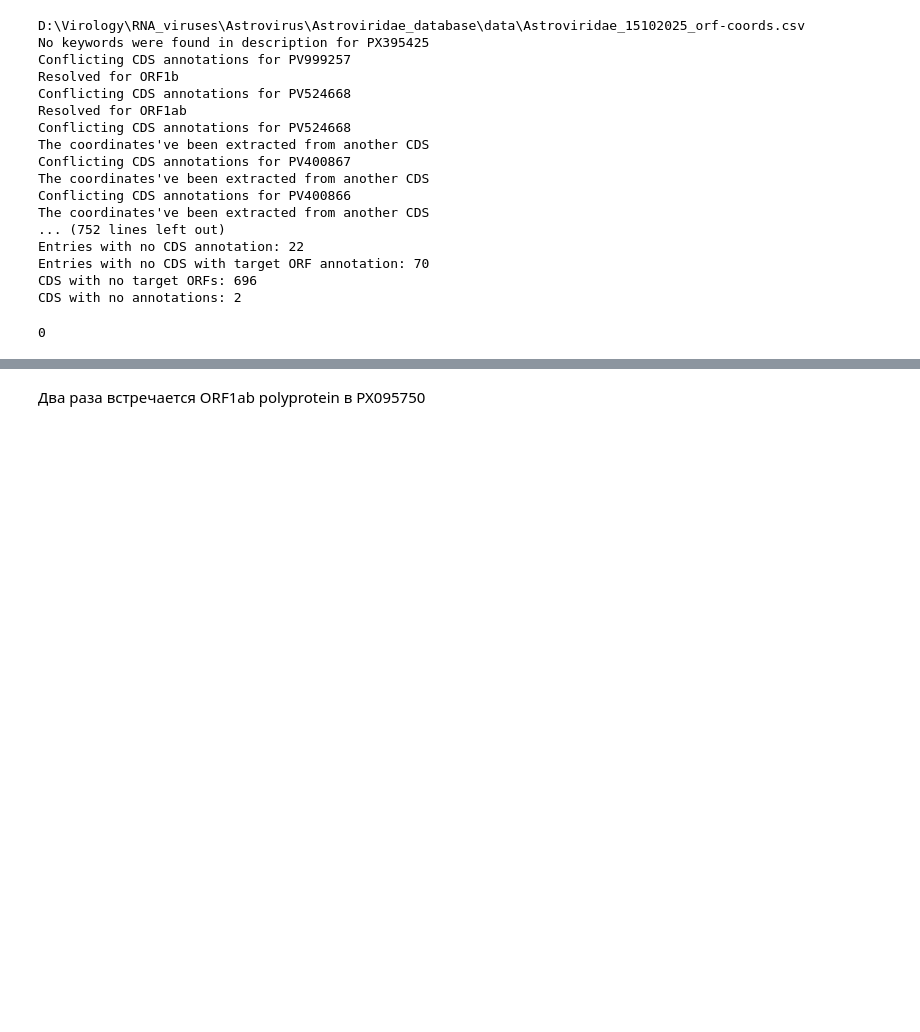
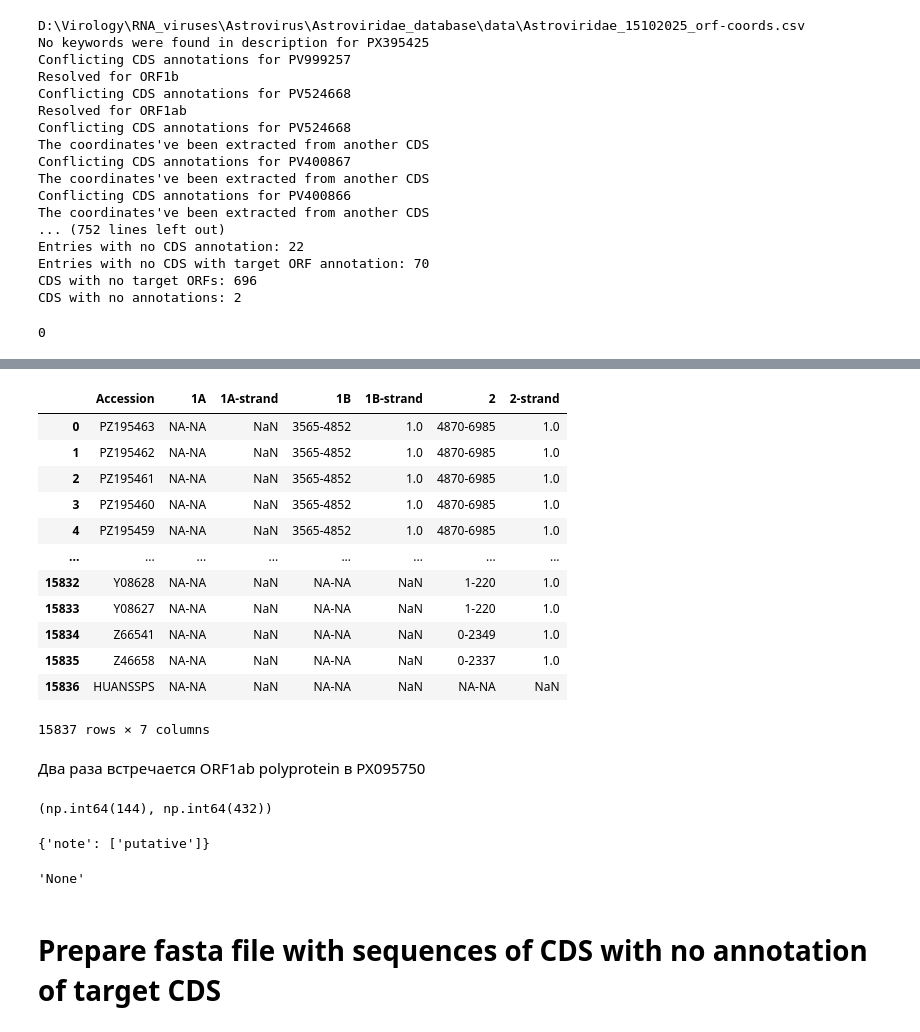
Before and after one commit to v-julia/Astroviridae_database, a Jupyter notebook: AstroviridaeDatabase.ipynb, the cells around one changed output, grey strips where cells are left out. Drawn from its saved outputs; the diff is of its cells as text; code cells hidden in the pictures; blank space fills up the shorter version.

Commit message:
added retrieval of cds with no target annotation

```diff
--- a/AstroviridaeDatabase.ipynb
+++ b/AstroviridaeDatabase.ipynb
@@ -977,2 +1544,34 @@ CDS with no annotations: 2
+# %%
+ORFs_df = pd.read_csv("data/Astroviridae_30062026_orf-coords.csv")
+# %%
+ORFs_df
+# %% [output]
+|  | Accession | 1A | 1A-strand | 1B | 1B-strand | 2 | 2-strand |
+| 0 | PZ195463 | NA-NA | NaN | 3565-4852 | 1.0 | 4870-6985 | 1.0 |
+| 1 | PZ195462 | NA-NA | NaN | 3565-4852 | 1.0 | 4870-6985 | 1.0 |
+| 2 | PZ195461 | NA-NA | NaN | 3565-4852 | 1.0 | 4870-6985 | 1.0 |
+| 3 | PZ195460 | NA-NA | NaN | 3565-4852 | 1.0 | 4870-6985 | 1.0 |
+| 4 | PZ195459 | NA-NA | NaN | 3565-4852 | 1.0 | 4870-6985 | 1.0 |
+| ... | ... | ... | ... | ... | ... | ... | ... |
+| 15832 | Y08628 | NA-NA | NaN | NA-NA | NaN | 1-220 | 1.0 |
+| 15833 | Y08627 | NA-NA | NaN | NA-NA | NaN | 1-220 | 1.0 |
+| 15834 | Z66541 | NA-NA | NaN | NA-NA | NaN | 0-2349 | 1.0 |
+| 15835 | Z46658 | NA-NA | NaN | NA-NA | NaN | 0-2337 | 1.0 |
+| 15836 | HUANSSPS | NA-NA | NaN | NA-NA | NaN | NA-NA | NaN |
+15837 rows × 7 columns
 # %% [markdown]
 Два раза встречается ORF1ab polyprotein в PX095750
+# %%
+(data["Artificial"]=='Yes').sum(), (data["UNVERIFIED"]=='Yes').sum()
+# %% [output]
+(np.int64(144), np.int64(432))
+# %%
+feature.qualifiers
+# %% [output]
+{'note': ['putative']}
+# %%
+str(feature.qualifiers.get("translation"))
+# %% [output]
+'None'
+# %% [markdown]
+# Prepare fasta file with sequences of CDS with no annotation of target CDS
```
Also changed, not shown: parts of 12 cells of this notebook, 7 other files.
